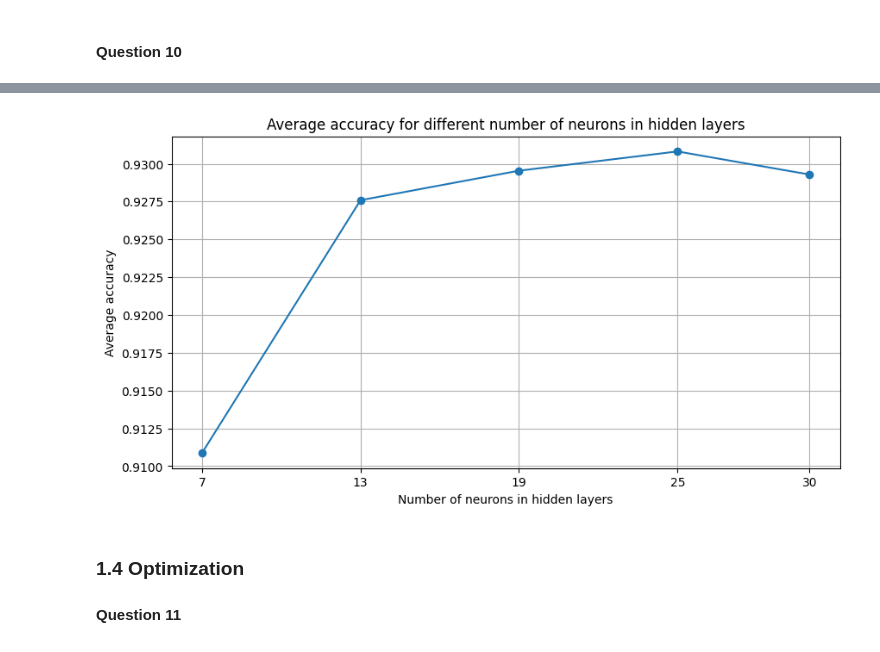
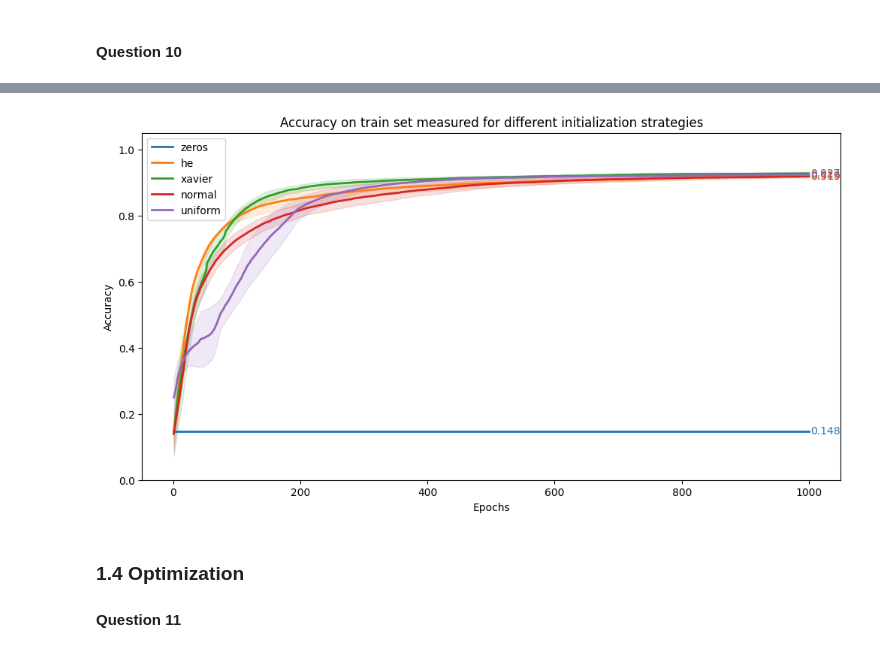
Before and after one commit to zain1290/Artificial-Neural-Network, a Jupyter notebook: src/Main.ipynb, the cells around one changed output, grey strips where cells are left out. Drawn from its saved outputs; the diff is of its cells as text; code cells hidden in the pictures.

```diff
--- a/src/Main.ipynb
+++ b/src/Main.ipynb
@@ -461,43 +466,45 @@ _Put your code blocks above (if any) and write your answer here._
 # %%
 np.random.seed(1234)
 
-# Fix a network with 1 layer
-# Each layer will have a number of neurons in the range [7, 30]
-neurons = [7, 13, 19, 25, 30]
-neurons_to_average_acc = []
-num_iter = 10
+init_strategies = ["zeros", "he", "xavier", "normal", "uniform"]
+n_runs = 3
+m_epochs = 1000
 
-for neuron_count in neurons:
+plt.figure(figsize=(12, 6))
+colors = plt.get_cmap("tab10").colors
 
-    accuracies_for_setup = []
-    for _ in range(num_iter):
+for i, strategy in enumerate(init_strategies):
+    runs_acc = []
+    for run in range(n_runs):
+        p = Network([Linear(10, 6, init_strategy=strategy), Activation(ReLU()),
+                     Linear(6, 7, init_strategy=strategy)])
+        losses, accuracies, stop_epoch = train(p,
+                                               X_train, y_train,
+                                               X_val, y_val,
+                                               SoftmaxCrossEntropy(),
+                                               lambda x: np.argmax(x, axis=1),
+                                               lr=0.1,
+                                               epochs=m_epochs)
+        runs_acc.append(accuracies)
 
-        p = Network([Linear(10, neuron_count, init_strategy="he"), Activation(ReLU()),
-                     Linear(neuron_count, 7, init_strategy="xavier")])
+    runs_acc = np.array(runs_acc)
+    mean_acc = runs_acc.mean(axis=0)
+    std_acc = runs_acc.std(axis=0)
+    x = np.arange(1, m_epochs + 1)
 
-        train(p,
-                X_train, y_train,
-                X_val, y_val,
-                SoftmaxCrossEntropy(),
-                lambda x: np.argmax(x, axis=1),
-                lr=0.1,
-                epochs=500)
+    plt.plot(x, mean_acc, label=strategy, color=colors[i % len(colors)], linewidth=2)
+    plt.fill_between(x, mean_acc - std_acc, mean_acc + std_acc, color=colors[i % len(colors)], alpha=0.15)
 
-        predicted_labels = np.argmax( p.forward(X_val), axis=1)
-        accuracies_for_setup.append(accuracy(y_val, predicted_labels))
+    plt.text(m_epochs + 2, mean_acc[-1], f"{mean_acc[-1]:.3f}", va="center", color=colors[i % len(colors)])
 
-    neurons_to_average_acc.append(np.mean(accuracies_for_setup))
+plt.title("Accuracy on train set measured for different initialization strategies")
+plt.xlabel("Epochs")
+plt.ylabel("Accuracy")
+plt.ylim(0, 1.05)
+plt.legend()
+plt.show()
+# %% [output]
+[figure, added]
-# %%
-plt.figure(figsize=(10, 5))
-plt.plot(neurons, neurons_to_average_acc, marker="o")
-plt.title("Average accuracy for different number of neurons in hidden layers")
-plt.xlabel("Number of neurons in hidden layers")
-plt.ylabel("Average accuracy")
-plt.xticks(neurons)
-plt.grid()
-plt.show()
-# %% [output]
-[figure, removed]
 # %% [markdown]
 ### 1.4 Optimization
 
```
Also changed, not shown: parts of 13 cells of this notebook, 2 other files.
